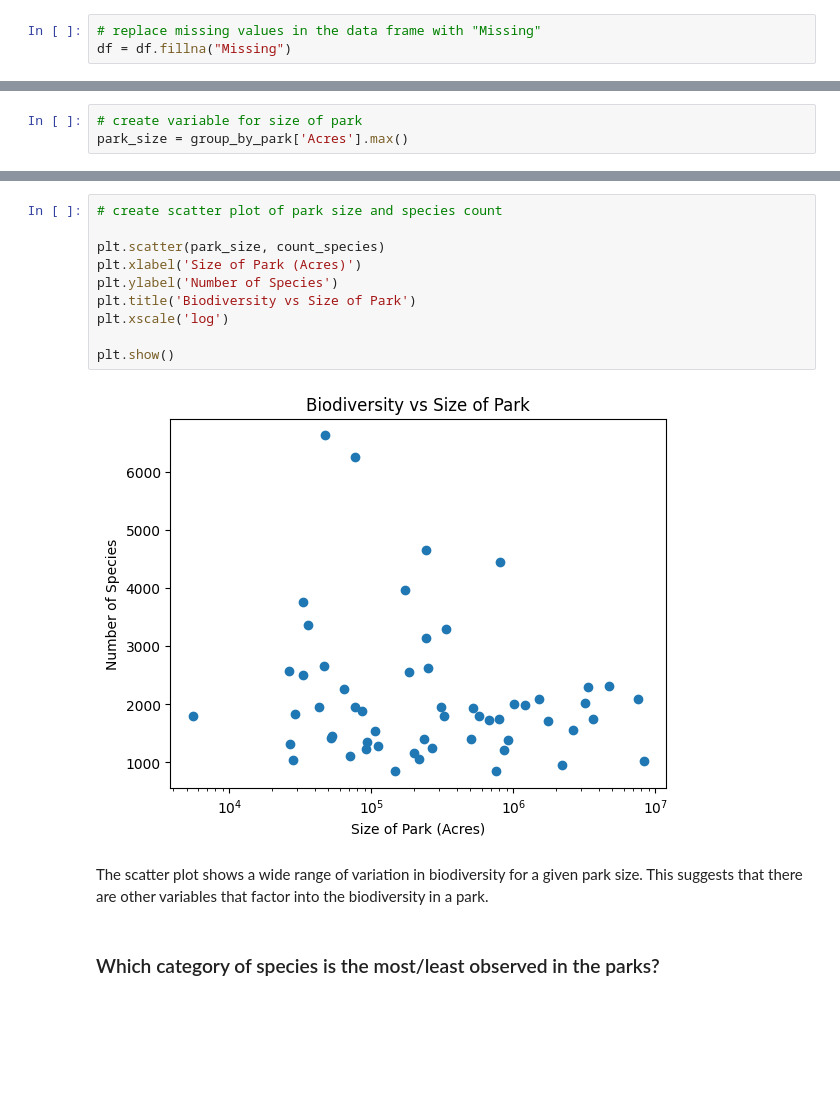
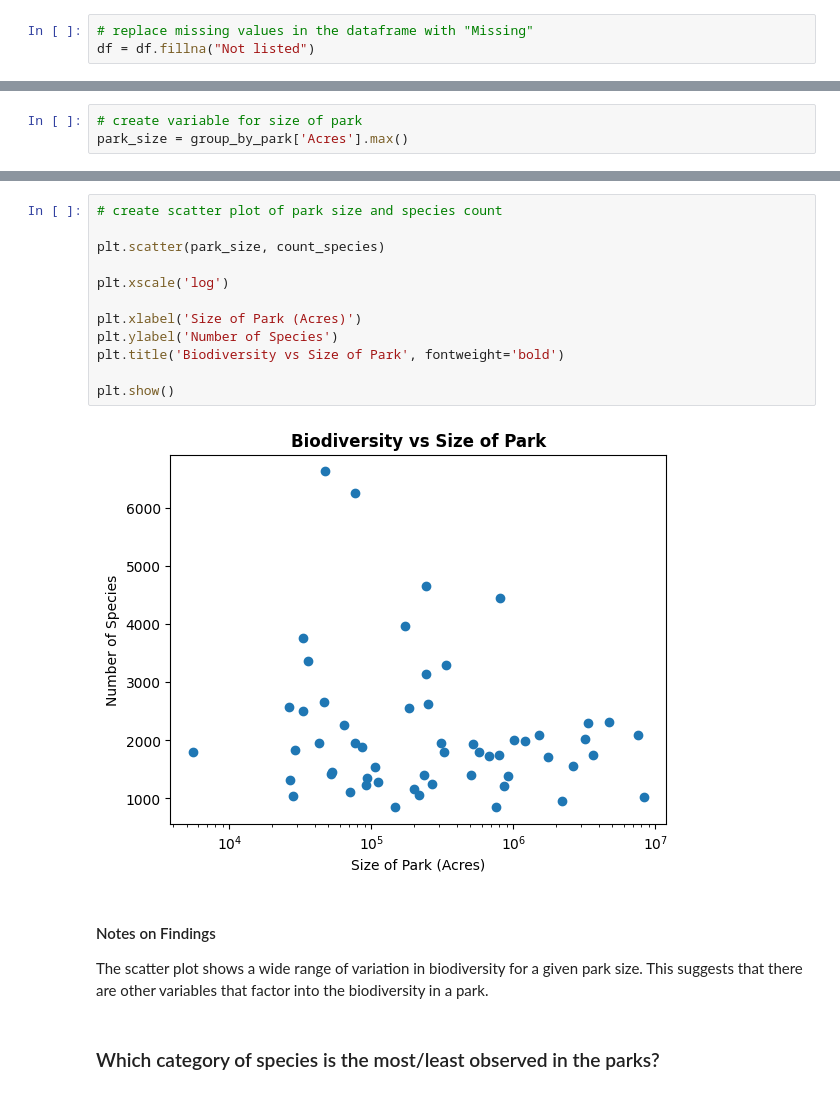
Before and after one commit to slee502/Biodiversity_in_Parks, a Jupyter notebook: Biodiversity_Project.ipynb, the cells around one changed output, grey strips where cells are left out. Cells and saved outputs as stored; diff of their text form; blank space fills up the shorter version.

```diff
--- a/Biodiversity_Project.ipynb
+++ b/Biodiversity_Project.ipynb
@@ -168,8 +172,8 @@ Abundance               42877
 Conservation Status    114449
 dtype: int64
 # %%
-# replace missing values in the data frame with "Missing"
-df = df.fillna("Missing")
+# replace missing values in the dataframe with "Missing"
+df = df.fillna("Not listed")
 # %% [markdown]
 ## 5. Analyze data
 # %% [markdown]
@@ -262,16 +272,19 @@ Name: Park Name, dtype: int64
 # %%
 # create scatter plot of park size and species count
 
 plt.scatter(park_size, count_species)
+
+plt.xscale('log')
+
 plt.xlabel('Size of Park (Acres)')
 plt.ylabel('Number of Species')
-plt.title('Biodiversity vs Size of Park')
-plt.xscale('log')
+plt.title('Biodiversity vs Size of Park', fontweight='bold')
 
 plt.show()
 # %% [output]
-[figure, old version]
+[figure, new version]
 # %% [markdown]
+#### Notes on Findings
 The scatter plot shows a wide range of variation in biodiversity for a given park size. This suggests that there are other variables that factor into the biodiversity in a park.
 # %% [markdown]
 ### Which category of species is the most/least observed in the parks?
```
Also changed, not shown: parts of 27 cells of this notebook.
